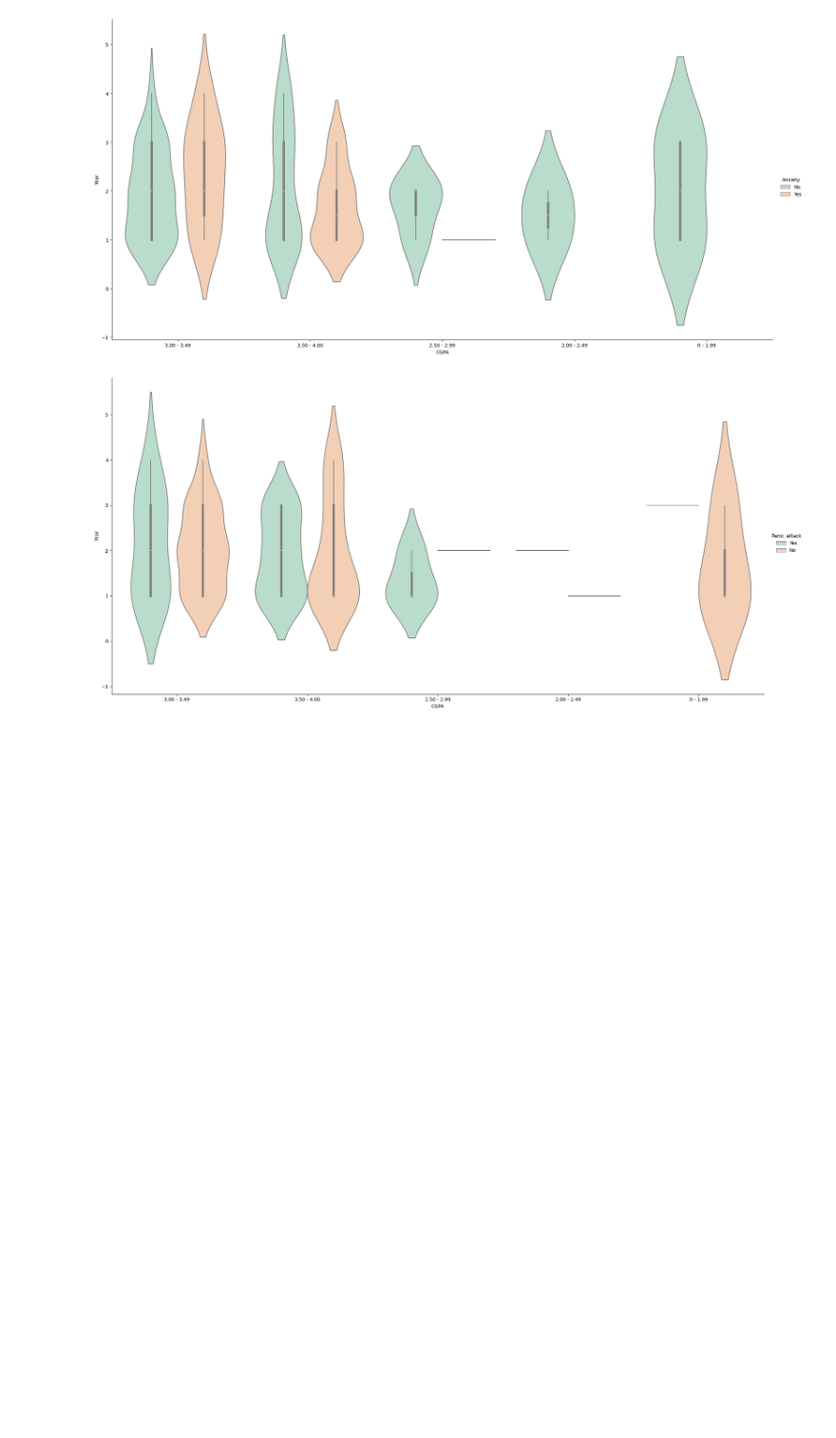
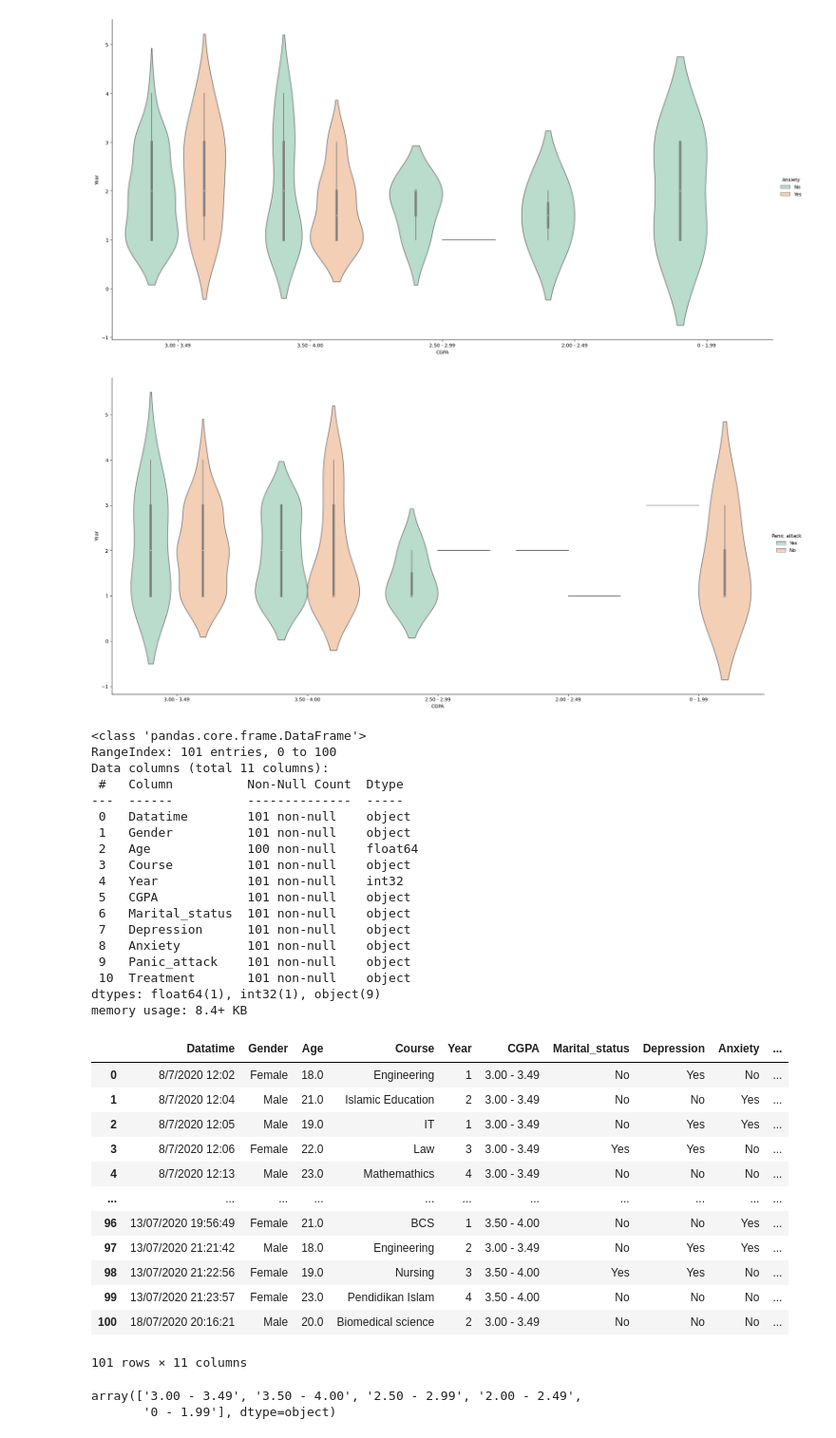
Before and after one commit to leadline42/lecture-bda-visaulization-python, a Jupyter notebook: Lecture06/Lecture06_01.ipynb, the cells around one changed output. Shown at 95% size. Saved outputs shown, nothing was run; the diff lists cells and outputs as text; code cells hidden in the pictures; blank space fills up the shorter version.

```diff
--- a/Lecture06/Lecture06_01.ipynb
+++ b/Lecture06/Lecture06_01.ipynb
@@ -278,3 +278,38 @@ sns.catplot(data=df_mod00_health, x='CGPA', y='Year', hue='Panic_attack', kind='
 plt.show()
 # %% [output]
 [figure]
+# %%
+df_mod00_health.info()
+df_mod00_health
+# %% [output]
+<class 'pandas.core.frame.DataFrame'>
+RangeIndex: 101 entries, 0 to 100
+Data columns (total 11 columns):
+ #   Column          Non-Null Count  Dtype
+---  ------          --------------  -----
+ 0   Datatime        101 non-null    object
+ 1   Gender          101 non-null    object
+ 2   Age             100 non-null    float64
+ 3   Course          101 non-null    object
+ 4   Year            101 non-null    int32
+ 5   CGPA            101 non-null    object
+ 6   Marital_status  101 non-null    object
+ 7   Depression      101 non-null    object
+ 8   Anxiety         101 non-null    object
+ 9   Panic_attack    101 non-null    object
+ 10  Treatment       101 non-null    object
+dtypes: float64(1), int32(1), object(9)
+memory usage: 8.4+ KB
+|  | Datatime | Gender | Age | Course | Year | CGPA | Marital_status | Depression | Anxiety | ... |
+| 0 | 8/7/2020 12:02 | Female | 18.0 | Engineering | 1 | 3.00 - 3.49 | No | Yes | No | ... |
+| 1 | 8/7/2020 12:04 | Male | 21.0 | Islamic Education | 2 | 3.00 - 3.49 | No | No | Yes | ... |
+| 2 | 8/7/2020 12:05 | Male | 19.0 | IT | 1 | 3.00 - 3.49 | No | Yes | Yes | ... |
+| 3 | 8/7/2020 12:06 | Female | 22.0 | Law | 3 | 3.00 - 3.49 | Yes | Yes | No | ... |
+| 4 | 8/7/2020 12:13 | Male | 23.0 | Mathemathics | 4 | 3.00 - 3.49 | No | No | No | ... |
+| ... | ... | ... | ... | ... | ... | ... | ... | ... | ... | ... |
+| 96 | 13/07/2020 19:56:49 | Female | 21.0 | BCS | 1 | 3.50 - 4.00 | No | No | Yes | ... |
+| 97 | 13/07/2020 21:21:42 | Male | 18.0 | Engineering | 2 | 3.00 - 3.49 | No | Yes | Yes | ... |
+| 98 | 13/07/2020 21:22:56 | Female | 19.0 | Nursing | 3 | 3.50 - 4.00 | Yes | Yes | No | ... |
+| 99 | 13/07/2020 21:23:57 | Female | 23.0 | Pendidikan Islam | 4 | 3.50 - 4.00 | No | No | No | ... |
+| 100 | 18/07/2020 20:16:21 | Male | 20.0 | Biomedical science | 2 | 3.00 - 3.49 | No | No | No | ... |
+101 rows × 11 columns
@@ -280,0 +324,5 @@ plt.show()
+# %%
+df_mod01_health['CGPA'].unique()
+# %% [output]
+array(['3.00 - 3.49', '3.50 - 4.00', '2.50 - 2.99', '2.00 - 2.49',
+       '0 - 1.99'], dtype=object)
```
Also changed, not shown: parts of 10 cells of this notebook.
